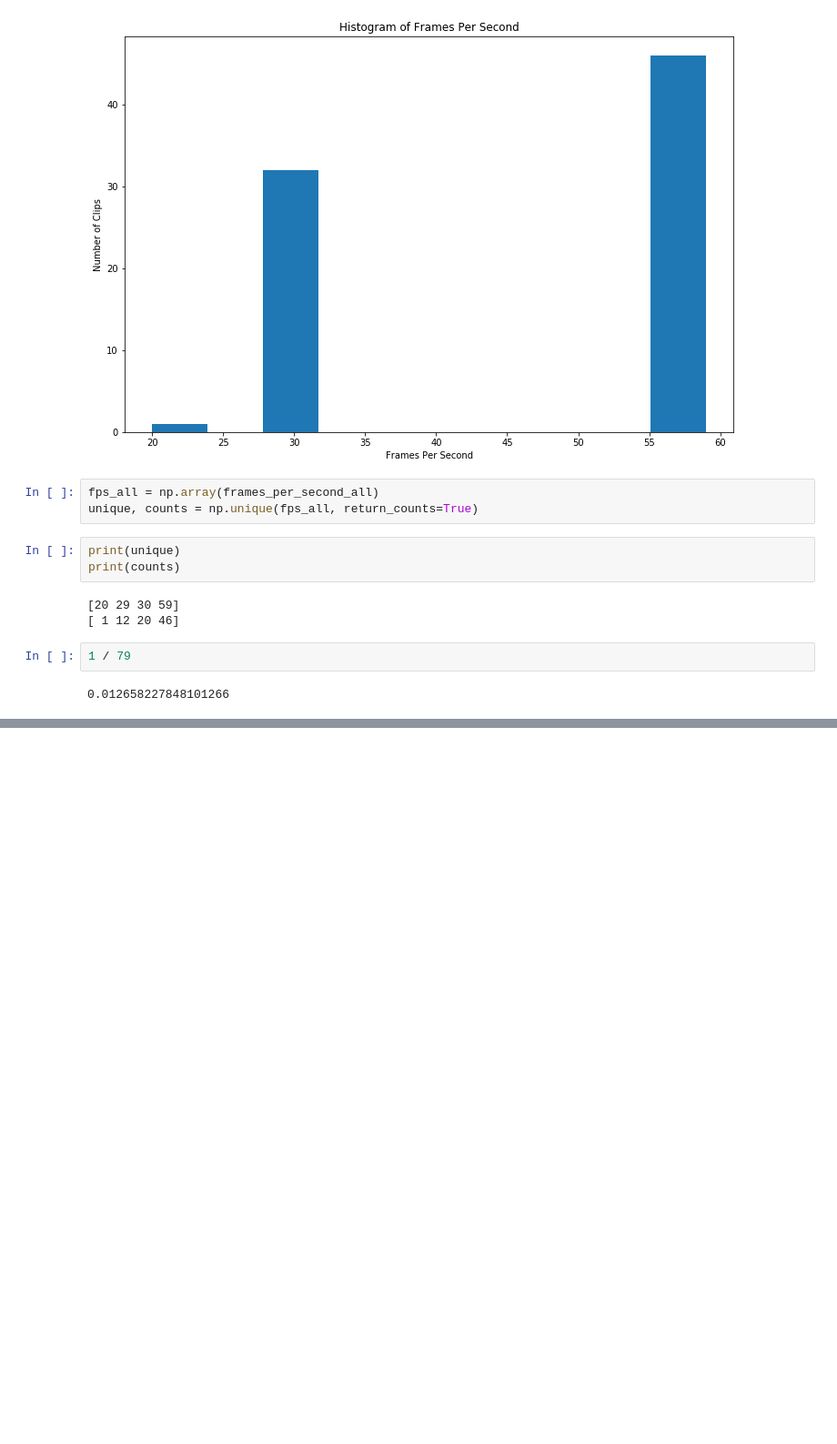
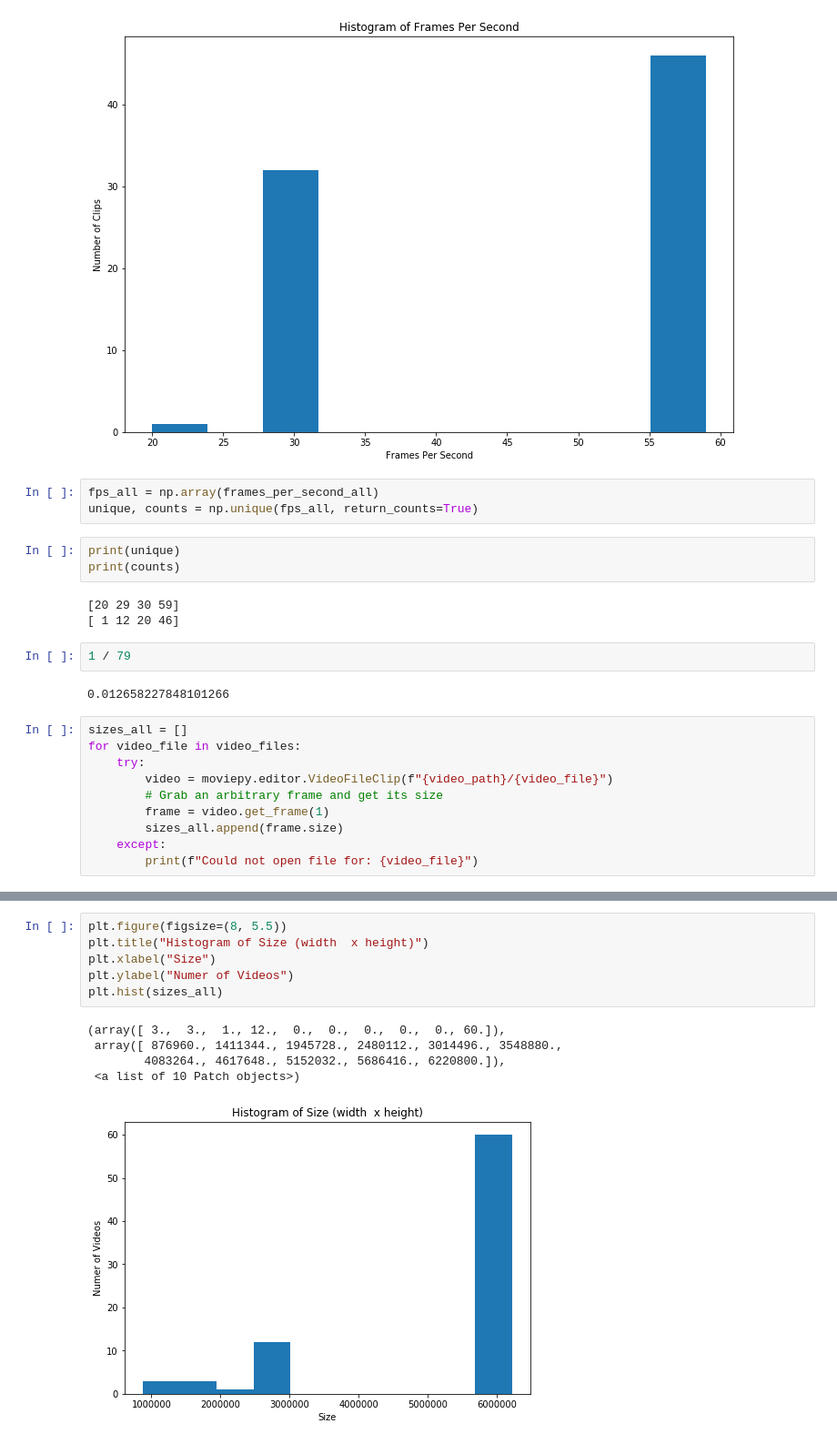
Before and after one commit to iacs-capstone-2020-adoptimize/final_project, a Jupyter notebook: initial_exploration/cats_eda_notebook.ipynb, the cells around one changed output, grey strips where cells are left out. Shown at 91% size. Drawn from its saved outputs; the diff is of its cells as text; blank space fills up the shorter version.

```diff
--- a/initial_exploration/cats_eda_notebook.ipynb
+++ b/initial_exploration/cats_eda_notebook.ipynb
@@ -428,3 +431,13 @@ print(counts)
 1 / 79
 # %% [output]
 0.012658227848101266
+# %%
+sizes_all = []
+for video_file in video_files:
+    try:
+        video = moviepy.editor.VideoFileClip(f"{video_path}/{video_file}")
+        # Grab an arbitrary frame and get its size
+        frame = video.get_frame(1)
+        sizes_all.append(frame.size)
+    except:
+        print(f"Could not open file for: {video_file}")
@@ -430,0 +462,12 @@ print(counts)
+# %%
+plt.figure(figsize=(8, 5.5))
+plt.title("Histogram of Size (width  x height)")
+plt.xlabel("Size")
+plt.ylabel("Numer of Videos")
+plt.hist(sizes_all)
+# %% [output]
+(array([ 3.,  3.,  1., 12.,  0.,  0.,  0.,  0.,  0., 60.]),
+ array([ 876960., 1411344., 1945728., 2480112., 3014496., 3548880.,
+        4083264., 4617648., 5152032., 5686416., 6220800.]),
+ <a list of 10 Patch objects>)
+[figure, added]
```
Also changed, not shown: parts of 6 cells of this notebook.
